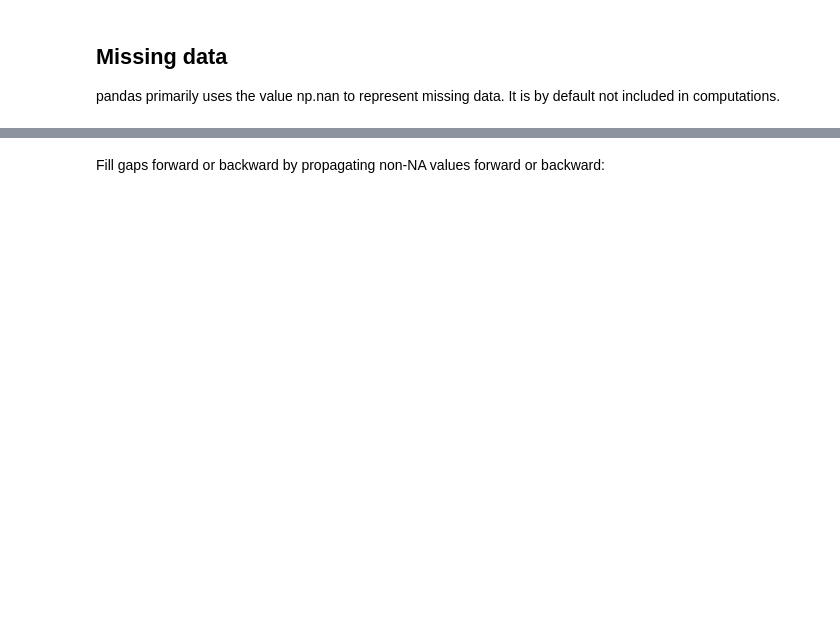
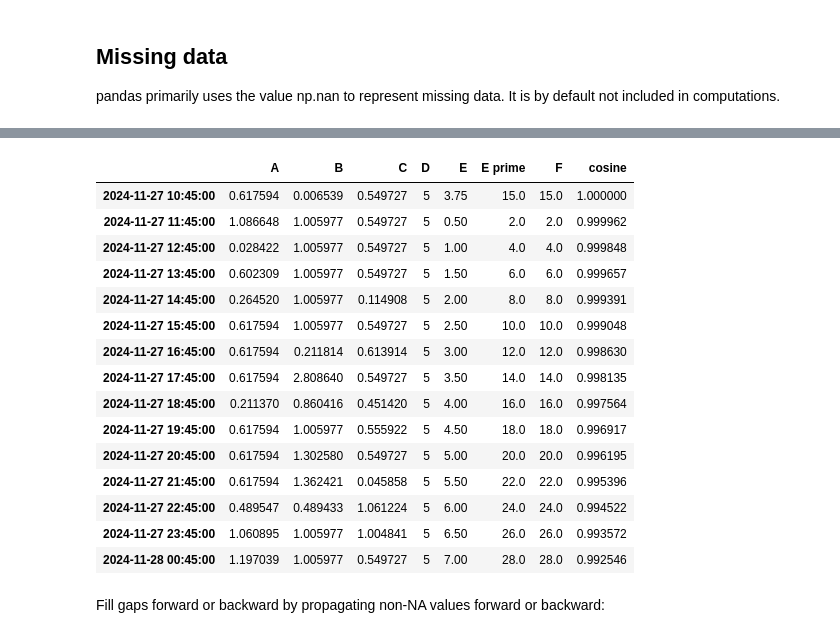
Before and after one commit to nicolomontagner02/LaboratoryOfComputationalPhysics_Y7, a Jupyter notebook: 06_Pandas.ipynb, the cells around one changed output, grey strips where cells are left out. Drawn from its saved outputs; the diff is of its cells as text; code cells hidden in the pictures; blank space fills up the shorter version.

```diff
--- a/06_Pandas.ipynb
+++ b/06_Pandas.ipynb
@@ -575,6 +831,23 @@ df_wNan.isna()
 # %%
 # filling missing data
-df_wNan.fillna(value=0)
+df_wNan.fillna(value=df_wNan.mean())
+# %% [output]
+|  | A | B | C | D | E | E prime | F | cosine |
+| 2024-11-27 10:45:00 | 0.617594 | 0.006539 | 0.549727 | 5 | 3.75 | 15.0 | 15.0 | 1.000000 |
+| 2024-11-27 11:45:00 | 1.086648 | 1.005977 | 0.549727 | 5 | 0.50 | 2.0 | 2.0 | 0.999962 |
+| 2024-11-27 12:45:00 | 0.028422 | 1.005977 | 0.549727 | 5 | 1.00 | 4.0 | 4.0 | 0.999848 |
+| 2024-11-27 13:45:00 | 0.602309 | 1.005977 | 0.549727 | 5 | 1.50 | 6.0 | 6.0 | 0.999657 |
+| 2024-11-27 14:45:00 | 0.264520 | 1.005977 | 0.114908 | 5 | 2.00 | 8.0 | 8.0 | 0.999391 |
+| 2024-11-27 15:45:00 | 0.617594 | 1.005977 | 0.549727 | 5 | 2.50 | 10.0 | 10.0 | 0.999048 |
+| 2024-11-27 16:45:00 | 0.617594 | 0.211814 | 0.613914 | 5 | 3.00 | 12.0 | 12.0 | 0.998630 |
+| 2024-11-27 17:45:00 | 0.617594 | 2.808640 | 0.549727 | 5 | 3.50 | 14.0 | 14.0 | 0.998135 |
+| 2024-11-27 18:45:00 | 0.211370 | 0.860416 | 0.451420 | 5 | 4.00 | 16.0 | 16.0 | 0.997564 |
+| 2024-11-27 19:45:00 | 0.617594 | 1.005977 | 0.555922 | 5 | 4.50 | 18.0 | 18.0 | 0.996917 |
+| 2024-11-27 20:45:00 | 0.617594 | 1.302580 | 0.549727 | 5 | 5.00 | 20.0 | 20.0 | 0.996195 |
+| 2024-11-27 21:45:00 | 0.617594 | 1.362421 | 0.045858 | 5 | 5.50 | 22.0 | 22.0 | 0.995396 |
+| 2024-11-27 22:45:00 | 0.489547 | 0.489433 | 1.061224 | 5 | 6.00 | 24.0 | 24.0 | 0.994522 |
+| 2024-11-27 23:45:00 | 1.060895 | 1.005977 | 1.004841 | 5 | 6.50 | 26.0 | 26.0 | 0.993572 |
+| 2024-11-28 00:45:00 | 1.197039 | 1.005977 | 0.549727 | 5 | 7.00 | 28.0 | 28.0 | 0.992546 |
 # %% [markdown]
 Fill gaps forward or backward by propagating non-NA values forward or backward:
 # %%
```
Also changed, not shown: parts of 50 cells of this notebook.
